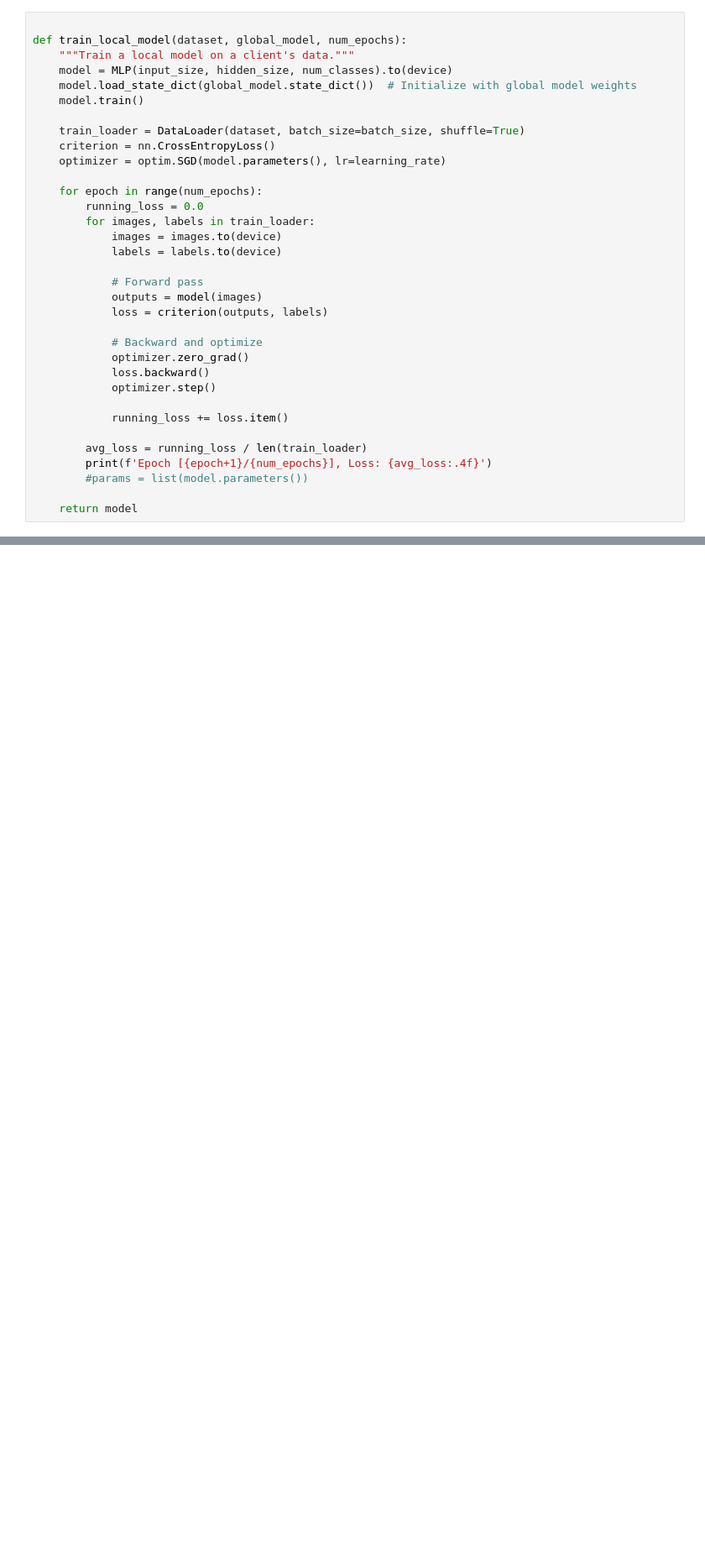
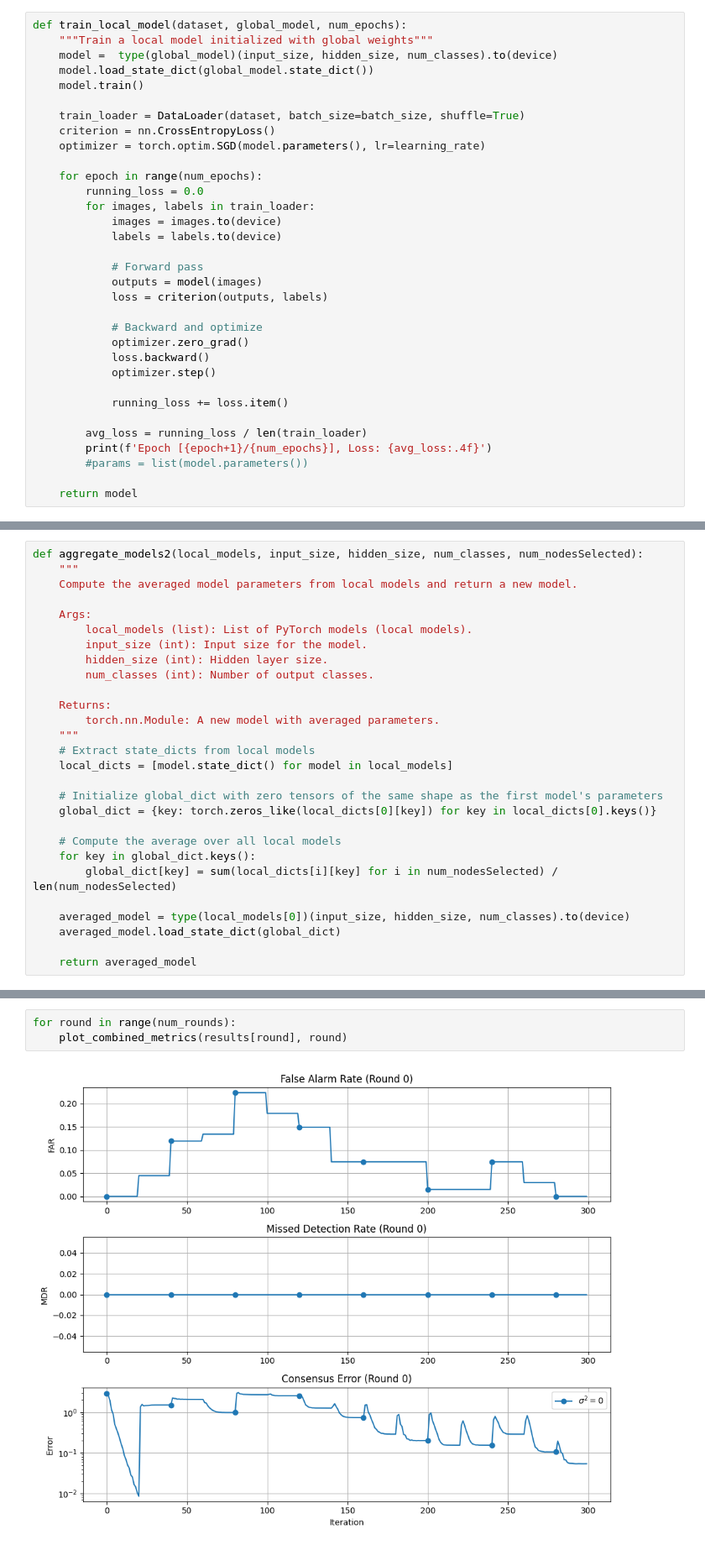
Before and after one commit to Zare2001/Fedora_Hat, a Jupyter notebook: DFL2LayerMLP.ipynb, the cells around one changed output, grey strips where cells are left out. Shown at 84% size. Cells and saved outputs as stored; diff of their text form; blank space fills up the shorter version.

```diff
--- a/DFL2LayerMLP.ipynb
+++ b/DFL2LayerMLP.ipynb
@@ -287,14 +304,13 @@ def trimmed(y_values):
 # %%
-
 def train_local_model(dataset, global_model, num_epochs):
-    """Train a local model on a client's data."""
-    model = MLP(input_size, hidden_size, num_classes).to(device)
-    model.load_state_dict(global_model.state_dict())  # Initialize with global model weights
+    """Train a local model initialized with global weights"""
+    model =  type(global_model)(input_size, hidden_size, num_classes).to(device)
+    model.load_state_dict(global_model.state_dict())
     model.train()
 
     train_loader = DataLoader(dataset, batch_size=batch_size, shuffle=True)
     criterion = nn.CrossEntropyLoss()
-    optimizer = optim.SGD(model.parameters(), lr=learning_rate)
+    optimizer = torch.optim.SGD(model.parameters(), lr=learning_rate)
 
     for epoch in range(num_epochs):
         running_loss = 0.0
@@ -541,0 +337,28 @@ def aggregate_models(pdmm_model, local_models, G, tolerance, c, max_iters, TrueA
+# %%
+def aggregate_models2(local_models, input_size, hidden_size, num_classes, num_nodesSelected):
+    """
+    Compute the averaged model parameters from local models and return a new model.
+
+    Args:
+        local_models (list): List of PyTorch models (local models).
+        input_size (int): Input size for the model.
+        hidden_size (int): Hidden layer size.
+        num_classes (int): Number of output classes.
+
+    Returns:
+        torch.nn.Module: A new model with averaged parameters.
+    """
+    # Extract state_dicts from local models
+    local_dicts = [model.state_dict() for model in local_models]
+
+    # Initialize global_dict with zero tensors of the same shape as the first model's parameters
+    global_dict = {key: torch.zeros_like(local_dicts[0][key]) for key in local_dicts[0].keys()}
+
+    # Compute the average over all local models
+    for key in global_dict.keys():
+        global_dict[key] = sum(local_dicts[i][key] for i in num_nodesSelected) / len(num_nodesSelected)
+
+    averaged_model = type(local_models[0])(input_size, hidden_size, num_classes).to(device)
+    averaged_model.load_state_dict(global_dict)
+
+    return averaged_model
@@ -756,0 +965,5 @@ After Round 5: Test Loss: 0.7396, Test Accuracy: 84.40%
+# %%
+for round in range(num_rounds):
+    plot_combined_metrics(results[round], round)
+# %% [output]
+[figure, added]
```
Also changed, not shown: parts of 25 cells of this notebook, 2 other files.
